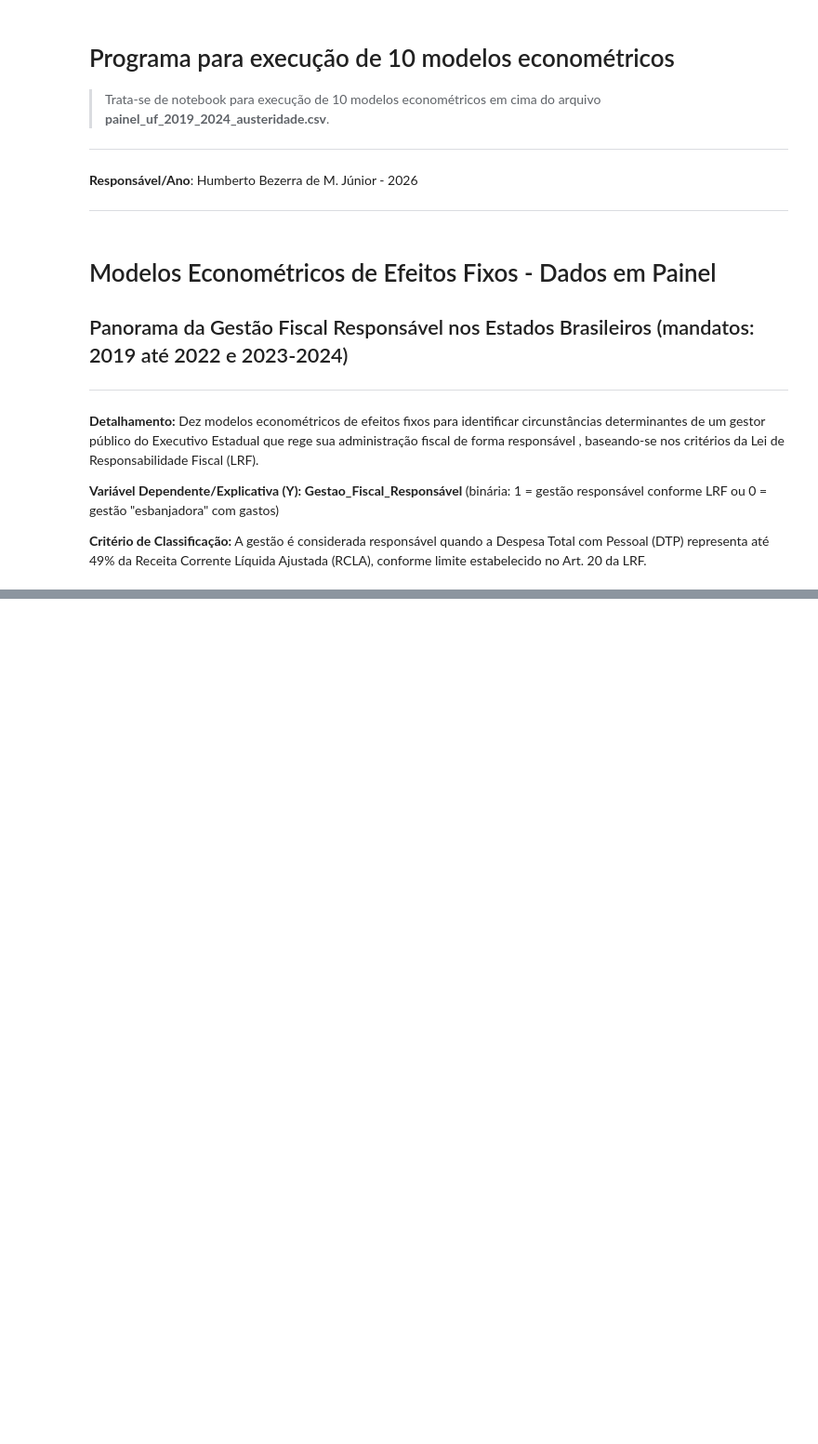
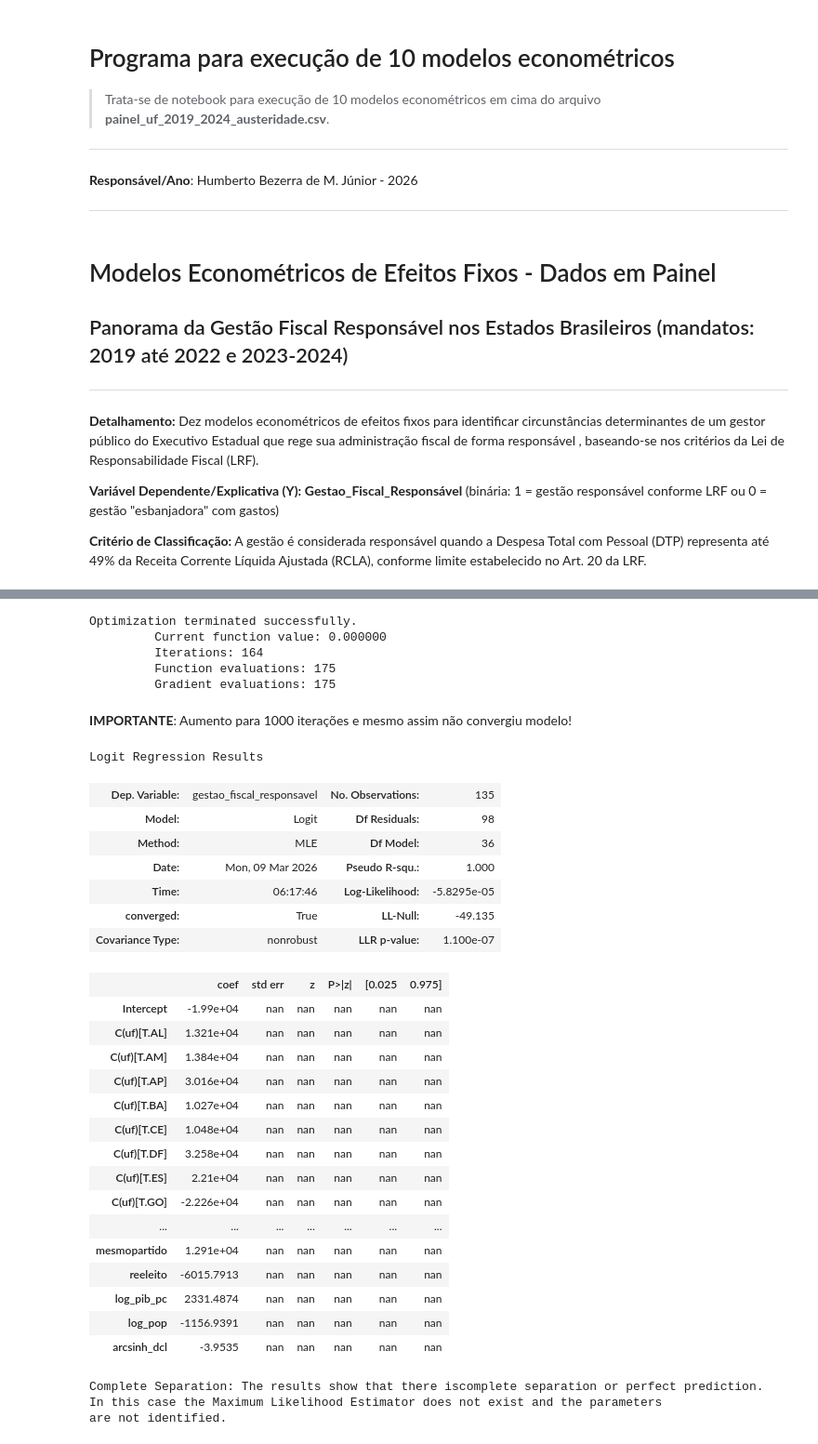
Before and after one commit to jrhumberto/000-pep, a Jupyter notebook: modelo_econometrico_v2.ipynb, the cells around one changed output, grey strips where cells are left out. Shown at 93% size. Drawn from its saved outputs; the diff is of its cells as text; code cells hidden in the pictures; blank space fills up the shorter version.

```diff
--- a/modelo_econometrico_v2.ipynb
+++ b/modelo_econometrico_v2.ipynb
@@ -104,21 +73,0 @@ A variável dependente binária **Gestao_Fiscal_Responsável** é fictícia e cr
-# %%
-# =============================================================================
-# CRIAÇÃO DA VARIÁVEL DEPENDENTE
-# =============================================================================
-
-# Criar a variável binária de gestão fiscal responsável
-# Conforme Art. 20 da LRF: limite de 49% para despesas com pessoal
-df['Gestao_Fiscal_Responsavel'] = (df['dtp_perc_rcla'] <= 49).astype(int)
-
-# Verificar a distribuição
-print("=" * 80)
-print("DISTRIBUIÇÃO DA VARIÁVEL DEPENDENTE")
-print("=" * 80)
-print("\nPorcentagem de gestão responsável por ano (média):")
-print(df.groupby('ano')['Gestao_Fiscal_Responsavel'].mean() * 100)
-
-print("\nPor ano (valor absoluto):")
-print(df.groupby('ano')['Gestao_Fiscal_Responsavel'].value_counts().unstack(fill_value=0))
-
-print("\nPor estado (valor absoluto):")
-print(df.groupby('uf')['Gestao_Fiscal_Responsavel'].sum().sort_values(ascending=False).head(10))
@@ -680,0 +231,55 @@ for i in list_files_results:
+# %%
+# =============================================================================
+# IMPLEMENTAÇÃO DO MODELO DE EFEITO FIXO (LOGIT)
+# =============================================================================
+import statsmodels.formula.api as smf
+df_model1 = df.copy()
+
+
+# garantir que UF e ano são categóricos
+df_model1["uf"] = df_model1["uf"].astype("category")
+df_model1["ano"] = df_model1["ano"].astype("category")
+
+# modelo logit com efeitos fixos
+modelo1 = smf.logit(
+    "gestao_fiscal_responsavel ~ austeridade + mesmopartido + reeleito + log_pib_pc + log_pop + arcsinh_dcl + C(uf) + C(ano)",
+    data=df_model1
+).fit(method='bfgs', maxiter=1000)
+# %% [output]
+Optimization terminated successfully.
+         Current function value: 0.000000
+         Iterations: 164
+         Function evaluations: 175
+         Gradient evaluations: 175
+# %% [markdown]
+**IMPORTANTE**: Aumento para 1000 iterações e mesmo assim não convergiu modelo!
+# %%
+modelo1.summary()
+# %% [output]
+Logit Regression Results
+| Dep. Variable: | gestao_fiscal_responsavel | No. Observations: | 135 |
+| Model: | Logit | Df Residuals: | 98 |
+| Method: | MLE | Df Model: | 36 |
+| Date: | Mon, 09 Mar 2026 | Pseudo R-squ.: | 1.000 |
+| Time: | 06:17:46 | Log-Likelihood: | -5.8295e-05 |
+| converged: | True | LL-Null: | -49.135 |
+| Covariance Type: | nonrobust | LLR p-value: | 1.100e-07 |
+|  | coef | std err | z | P>|z| | [0.025 | 0.975] |
+| Intercept | -1.99e+04 | nan | nan | nan | nan | nan |
+| C(uf)[T.AL] | 1.321e+04 | nan | nan | nan | nan | nan |
+| C(uf)[T.AM] | 1.384e+04 | nan | nan | nan | nan | nan |
+| C(uf)[T.AP] | 3.016e+04 | nan | nan | nan | nan | nan |
+| C(uf)[T.BA] | 1.027e+04 | nan | nan | nan | nan | nan |
+| C(uf)[T.CE] | 1.048e+04 | nan | nan | nan | nan | nan |
+| C(uf)[T.DF] | 3.258e+04 | nan | nan | nan | nan | nan |
+| C(uf)[T.ES] | 2.21e+04 | nan | nan | nan | nan | nan |
+| C(uf)[T.GO] | -2.226e+04 | nan | nan | nan | nan | nan |
+| ... | ... | ... | ... | ... | ... | ... |
+| mesmopartido | 1.291e+04 | nan | nan | nan | nan | nan |
+| reeleito | -6015.7913 | nan | nan | nan | nan | nan |
+| log_pib_pc | 2331.4874 | nan | nan | nan | nan | nan |
+| log_pop | -1156.9391 | nan | nan | nan | nan | nan |
+| arcsinh_dcl | -3.9535 | nan | nan | nan | nan | nan |
+Complete Separation: The results show that there iscomplete separation or perfect prediction.
+In this case the Maximum Likelihood Estimator does not exist and the parameters
+are not identified.
```
Also changed, not shown: parts of 41 cells of this notebook.
